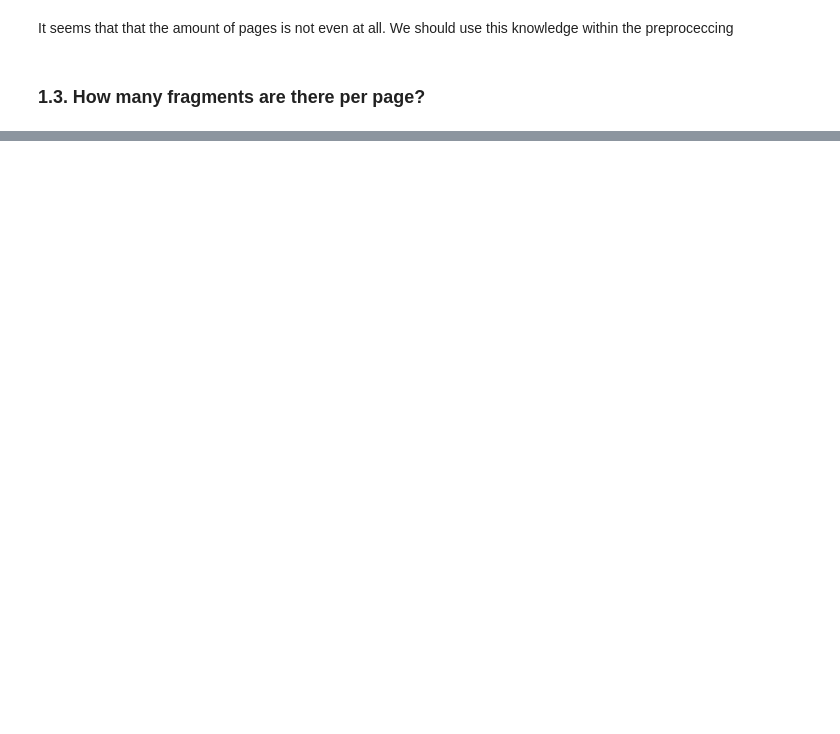
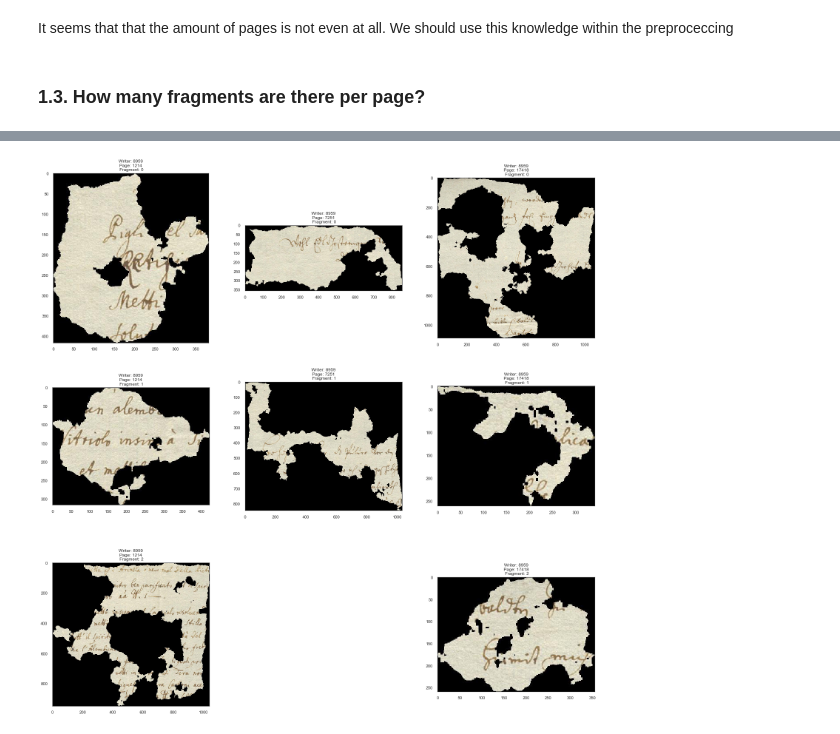
Before and after one commit to bohniti/Jigsaw-Puzzling, a Jupyter notebook: Code/Notebooks/Jigsaw-Puzzling-Data-Analysis.ipynb, the cells around one changed output, grey strips where cells are left out. Cells and saved outputs as stored; diff of their text form; code cells hidden in the pictures; blank space fills up the shorter version.

```diff
--- a/Code/Notebooks/Jigsaw-Puzzling-Data-Analysis.ipynb
+++ b/Code/Notebooks/Jigsaw-Puzzling-Data-Analysis.ipynb
@@ -185,0 +283,9 @@ round(df.groupby(['page_id'])['fragment_id'].count().mean(),0)
+# %%
+# drop writer coll because it it not neccesary
+writer_df = writer_df.drop(['writer_id'], axis=1)
+# %%
+# drop writer and add a col for coll id (row id = fragment_id)
+_,idx = np.unique(writer_df['page_id'],return_inverse=True)
+writer_df['col_id'] = idx
+writer_df['row_id'] = df['fragment_id']
+writer_df = writer_df.set_index(['col_id','row_id'])
@@ -185,0 +298,27 @@ round(df.groupby(['page_id'])['fragment_id'].count().mean(),0)
+# %%
+ncols = 3  # array of sub-plots
+figsize = [21, nrows * 7]     # figure size, inches
+# %%
+# create figure (fig), and array of axes (ax)
+fig, ax = plt.subplots(nrows=nrows, ncols=ncols, figsize=figsize)
+fig.tight_layout(pad=0.4, w_pad=5, h_pad=2)
+
+for i, axi in enumerate(ax.flat):
+    # get indices of row/column
+    rowid = i // ncols
+    colid = i % ncols
+    current_row = writer_df.query("col_id == {} and row_id == '{}'".format(colid,rowid))
+    try:
+        current_page = current_row['page_id'].astype(str).values[0]
+        current_fragment = current_row['fragment_id'].astype(str).values[0]
+        filename = data_path +'/' + rand_writer + '_' + current_page + '_' + current_fragment + '.jpg'
+        img = Image.open(filename)
+        axi.imshow(img)
+        # write row/col indices as axes' title for identification
+        axi.set_title('Writer: {}\nPage: {}\n Fragment: {}'.format(rand_writer,current_page,current_fragment))
+    except:
+        axi.set_visible(False)
+
+plt.show()
+# %% [output]
+[figure, added]
```
Also changed, not shown: parts of 27 cells of this notebook.
